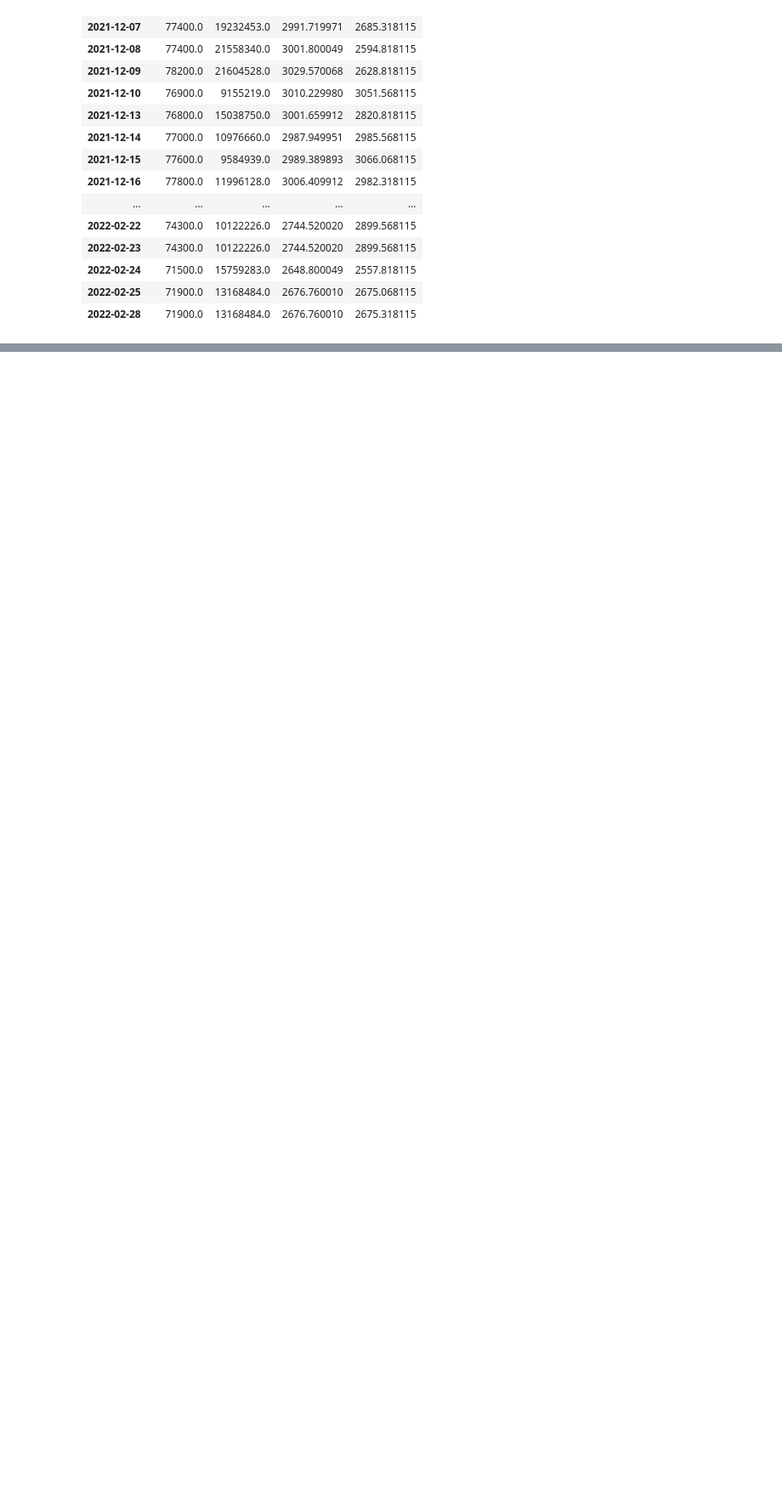
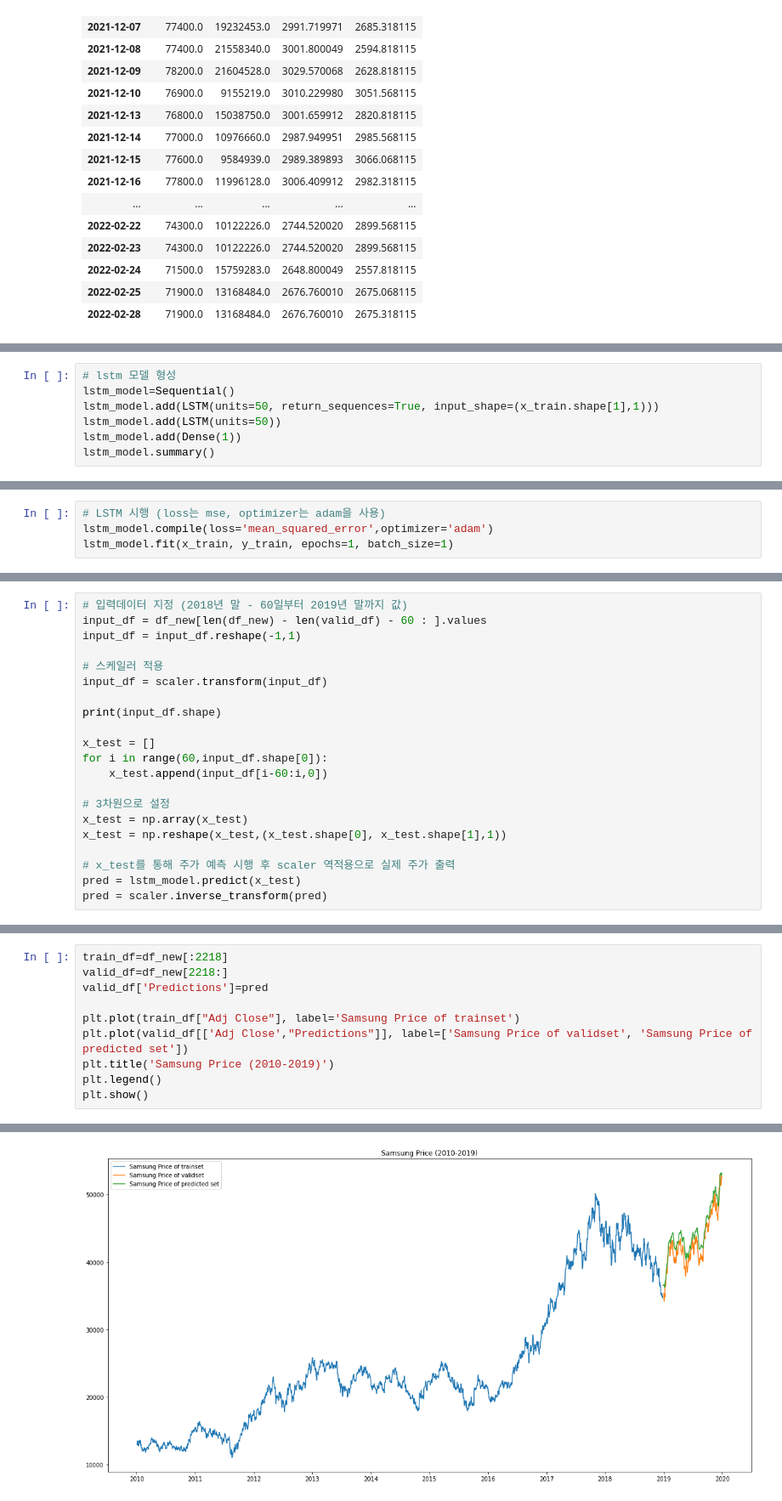
Before and after one commit to freejyb/fin_stats, a Jupyter notebook: tensorflow.ipynb, the cells around one changed output, grey strips where cells are left out. Shown at 85% size. Drawn from its saved outputs; the diff is of its cells as text; blank space fills up the shorter version.

```diff
--- a/tensorflow.ipynb
+++ b/tensorflow.ipynb
@@ -473,0 +568,7 @@ pred
+# %%
+# lstm 모델 형성
+lstm_model=Sequential()
+lstm_model.add(LSTM(units=50, return_sequences=True, input_shape=(x_train.shape[1],1)))
+lstm_model.add(LSTM(units=50))
+lstm_model.add(Dense(1))
+lstm_model.summary()
@@ -473,0 +591,4 @@ pred
+# %%
+# LSTM 시행 (loss는 mse, optimizer는 adam을 사용)
+lstm_model.compile(loss='mean_squared_error',optimizer='adam')
+lstm_model.fit(x_train, y_train, epochs=1, batch_size=1)
@@ -473,0 +598,21 @@ pred
+# %%
+# 입력데이터 지정 (2018년 말 - 60일부터 2019년 말까지 값)
+input_df = df_new[len(df_new) - len(valid_df) - 60 : ].values
+input_df = input_df.reshape(-1,1)
+
+# 스케일러 적용
+input_df = scaler.transform(input_df)
+
+print(input_df.shape)
+
+x_test = []
+for i in range(60,input_df.shape[0]):
+    x_test.append(input_df[i-60:i,0])
+
+# 3차원으로 설정
+x_test = np.array(x_test)
+x_test = np.reshape(x_test,(x_test.shape[0], x_test.shape[1],1))
+
+# x_test를 통해 주가 예측 시행 후 scaler 역적용으로 실제 주가 출력
+pred = lstm_model.predict(x_test)
+pred = scaler.inverse_transform(pred)
@@ -473,0 +621,11 @@ pred
+# %%
+train_df=df_new[:2218]
+valid_df=df_new[2218:]
+valid_df['Predictions']=pred
+
+plt.plot(train_df["Adj Close"], label='Samsung Price of trainset')
+plt.plot(valid_df[['Adj Close',"Predictions"]], label=['Samsung Price of validset', 'Samsung Price of predicted set'])
+plt.title('Samsung Price (2010-2019)')
+plt.legend()
+plt.show()
+# %% [output]
@@ -473,0 +637 @@ pred
+[figure, added]
```
Also changed, not shown: parts of 10 cells of this notebook.
